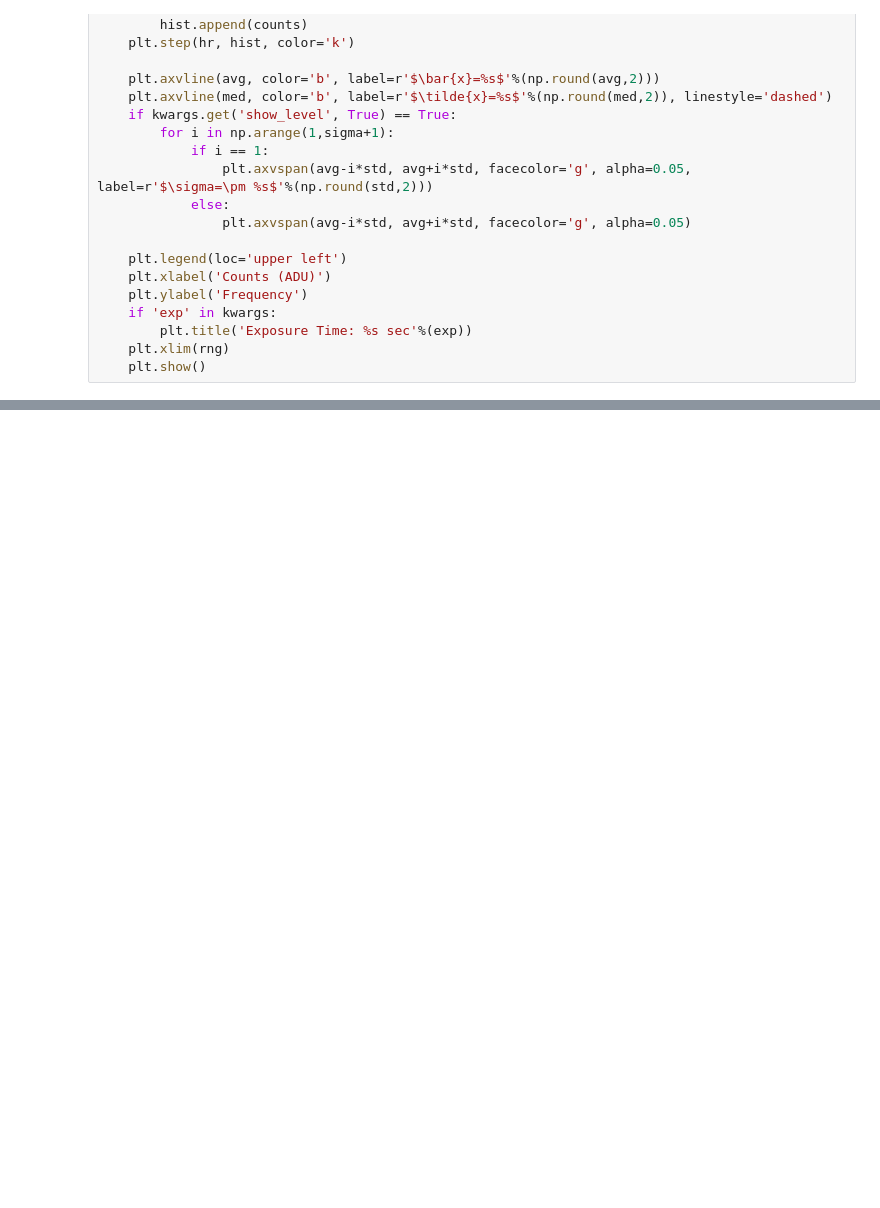
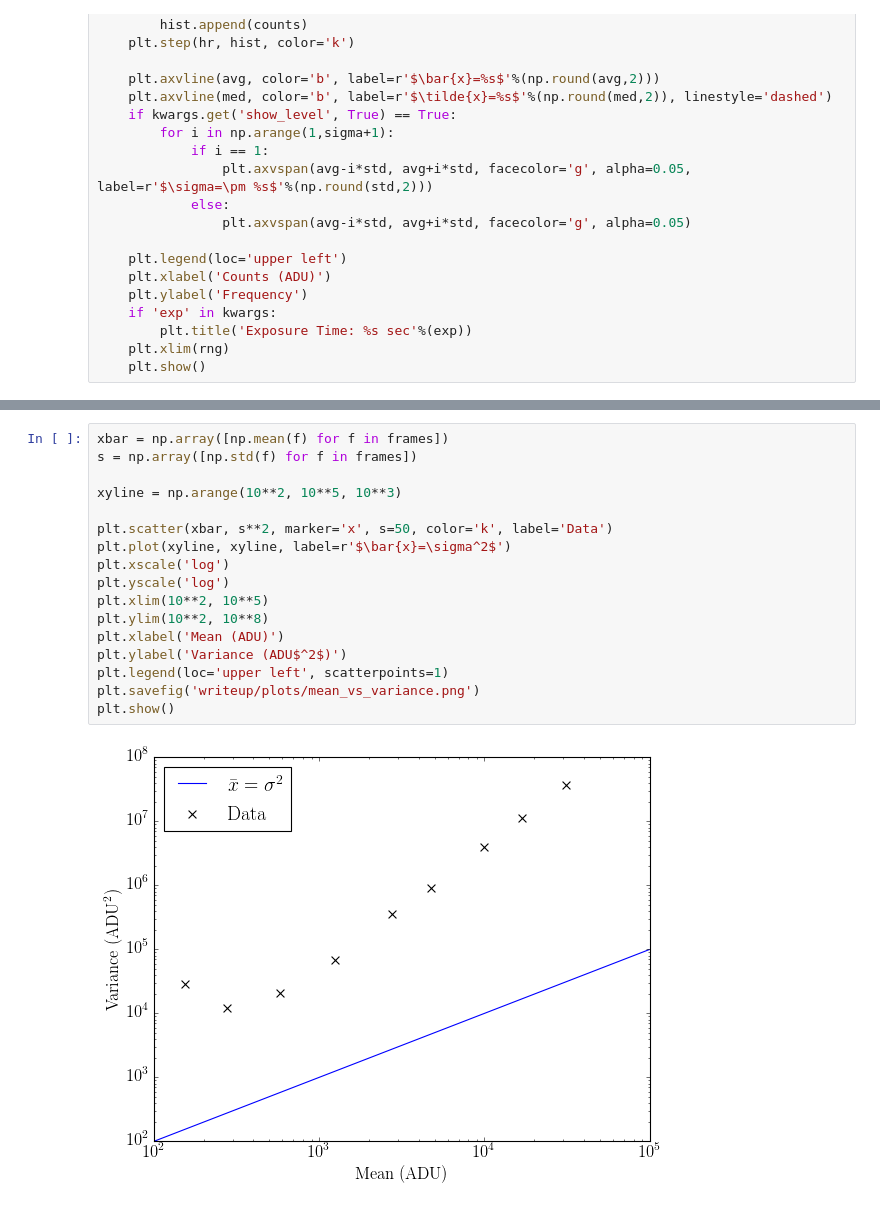
Before and after one commit to jbirky/photonCounting, a Jupyter notebook: analysis.ipynb, the cells around one changed output, grey strips where cells are left out. Drawn from its saved outputs; the diff is of its cells as text; blank space fills up the shorter version.

```diff
--- a/analysis.ipynb
+++ b/analysis.ipynb
@@ -213,0 +229,19 @@ for exp in frames:
+# %%
+xbar = np.array([np.mean(f) for f in frames])
+s = np.array([np.std(f) for f in frames])
+
+xyline = np.arange(10**2, 10**5, 10**3)
+
+plt.scatter(xbar, s**2, marker='x', s=50, color='k', label='Data')
+plt.plot(xyline, xyline, label=r'$\bar{x}=\sigma^2$')
+plt.xscale('log')
+plt.yscale('log')
+plt.xlim(10**2, 10**5)
+plt.ylim(10**2, 10**8)
+plt.xlabel('Mean (ADU)')
+plt.ylabel('Variance (ADU$^2$)')
+plt.legend(loc='upper left', scatterpoints=1)
+plt.savefig('writeup/plots/mean_vs_variance.png')
+plt.show()
+# %% [output]
+[figure, added]
```
Also changed, not shown: parts of 6 cells of this notebook.
